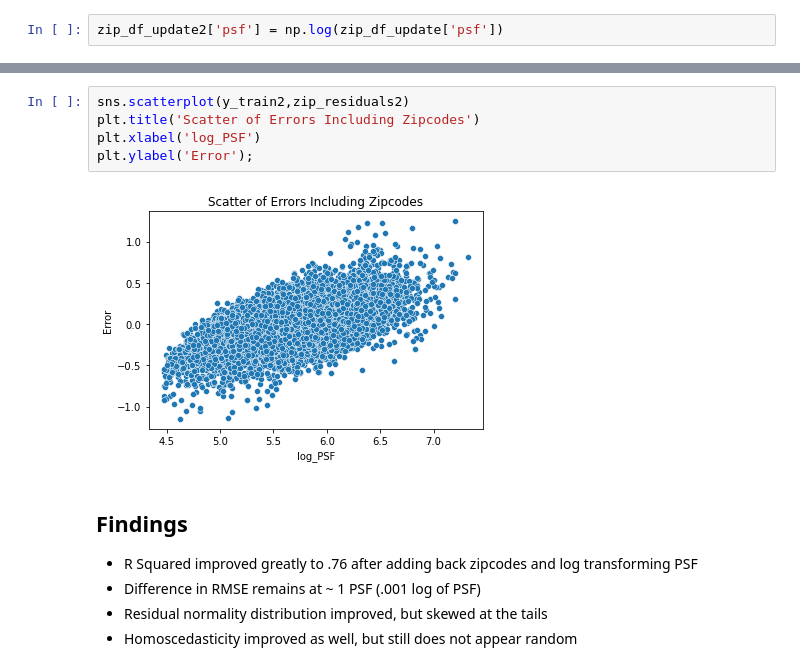
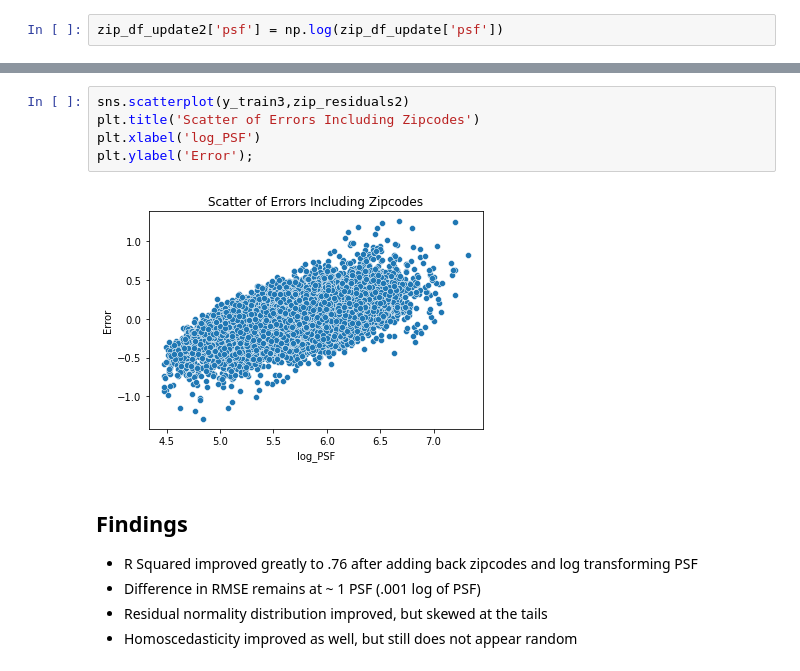
Before and after one commit to NelGen/NG-Housing-PSF-Modeling-Project, a Jupyter notebook: Notebook.ipynb, the cells around one changed output, grey strips where cells are left out. Cells and saved outputs as stored; diff of their text form.

```diff
--- a/Notebook.ipynb
+++ b/Notebook.ipynb
@@ -921,10 +920,10 @@ fig = sm.graphics.qqplot(zip_residuals2,dist=stats.norm,line='45',fit=True)
 # %%
-sns.scatterplot(y_train2,zip_residuals2)
+sns.scatterplot(y_train3,zip_residuals2)
 plt.title('Scatter of Errors Including Zipcodes')
 plt.xlabel('log_PSF')
 plt.ylabel('Error');
 # %% [output]
-[figure, old version]
+[figure, new version]
 # %% [markdown]
 ## Findings
 
```
Also changed, not shown: parts of 51 cells of this notebook.
